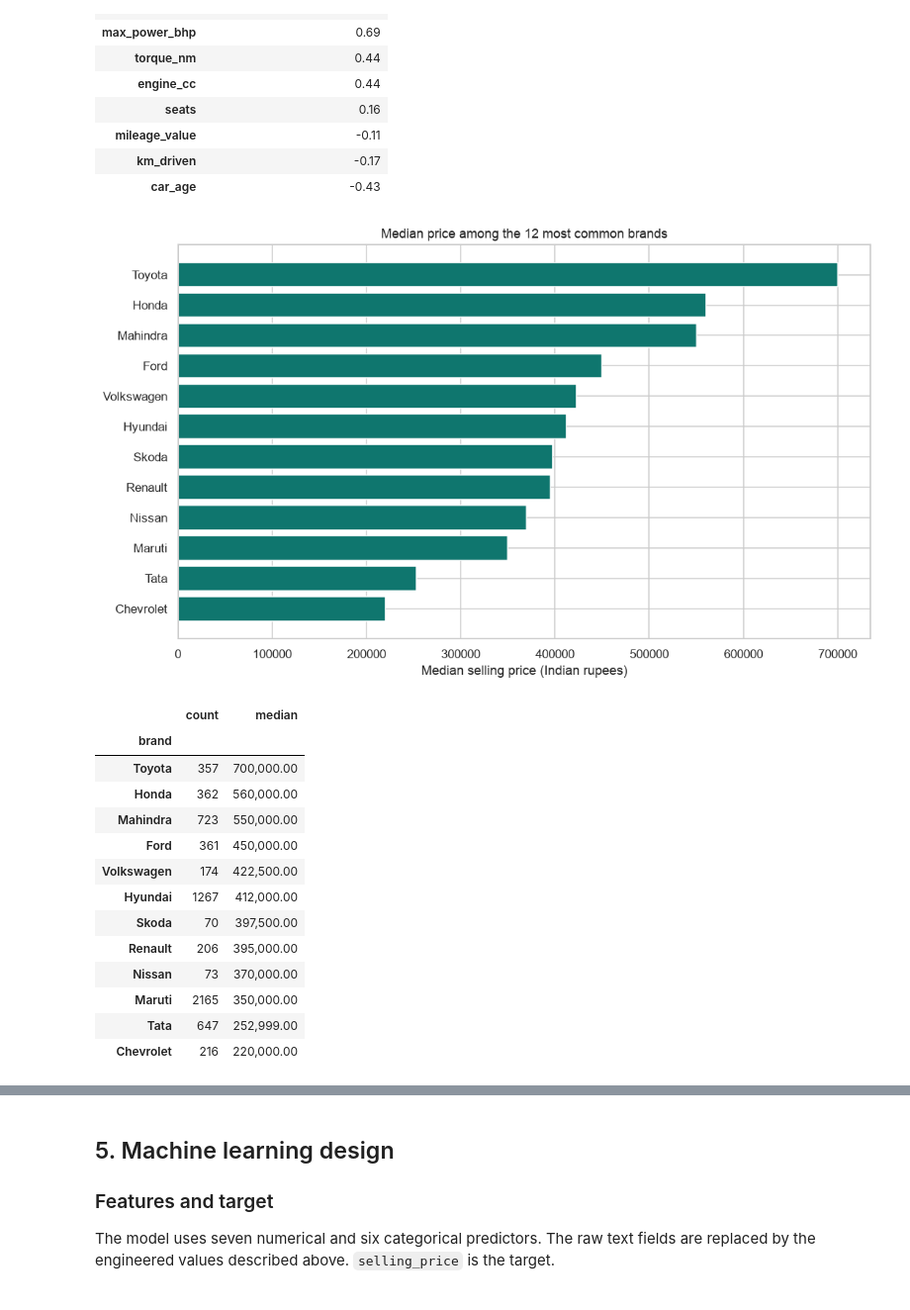
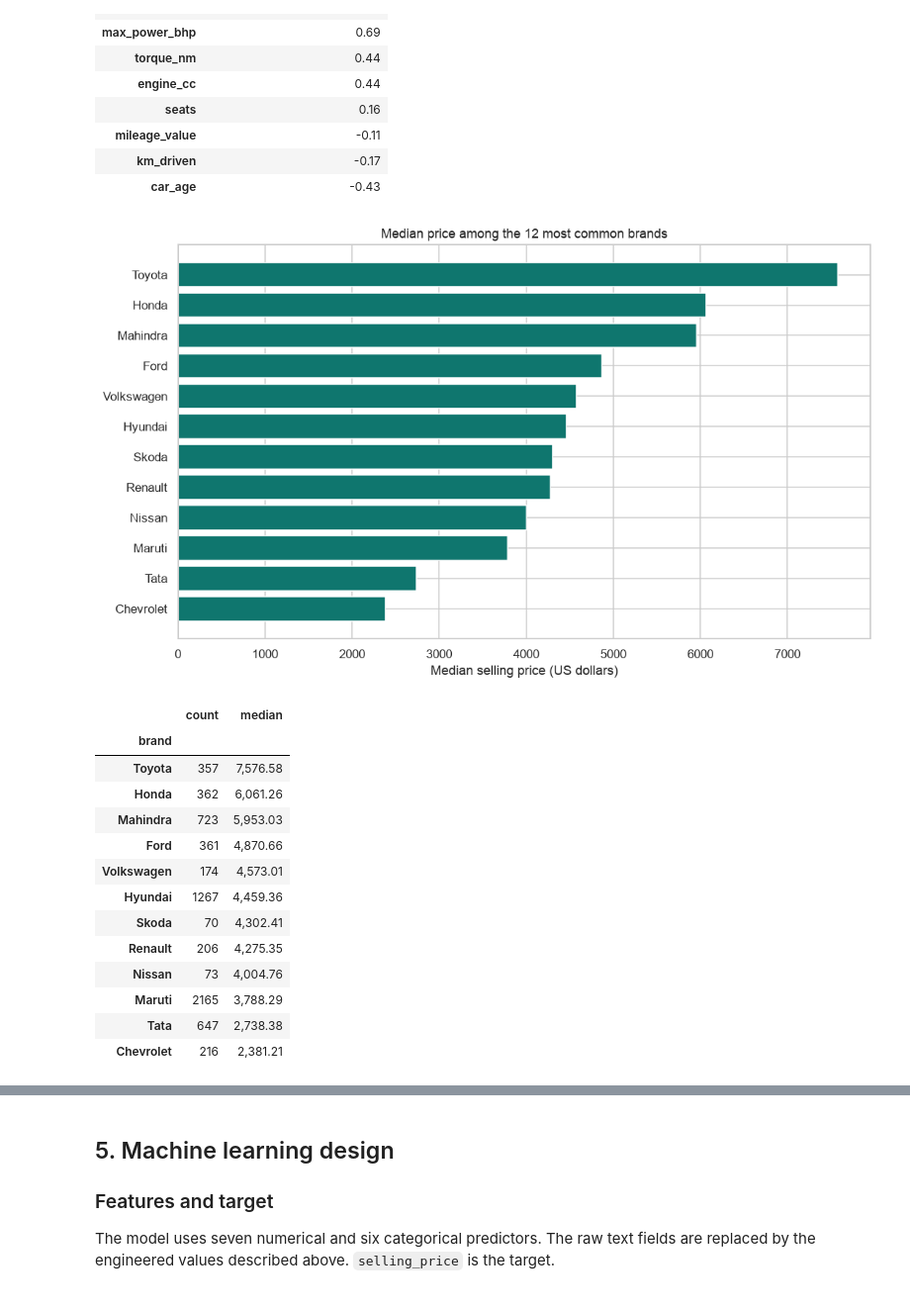
Before and after one commit to rh-soboh/used-car-price-prediction-portfolio, a Jupyter notebook: Shadrach_Oboh_Used_Car_Portfolio.ipynb, the cells around one changed output, grey strips where cells are left out. Shown at 99% size. Saved outputs shown, nothing was run; the diff lists cells and outputs as text; code cells hidden in the pictures.

```diff
--- a/Shadrach_Oboh_Used_Car_Portfolio.ipynb
+++ b/Shadrach_Oboh_Used_Car_Portfolio.ipynb
@@ -58,6 +58,7 @@ from sklearn.tree import DecisionTreeRegressor
 warnings.filterwarnings("ignore", category=FutureWarning)
 
 RANDOM_STATE = 42
+INR_PER_USD = 92.39  # Reference rate on 26 November 2026
 DATA_PATH = Path("Car details v3.csv")
 FIGURE_DIR = Path("figures")
 FIGURE_DIR.mkdir(exist_ok=True)
@@ -99,6 +105,9 @@ required_columns = {
 assert required_columns.issubset(raw_cars.columns), "The CSV does not have the expected columns."
 assert (raw_cars["selling_price"] > 0).all(), "Selling prices must be positive."
 
+# Convert the assumed original INR prices to USD in memory.
+raw_cars["selling_price"] = raw_cars["selling_price"] / INR_PER_USD
+
 print(f"Dataset shape: {raw_cars.shape[0]:,} rows × {raw_cars.shape[1]} columns")
 raw_cars.head()
 # %% [output]
@@ -457,38 +466,38 @@ display(correlation_with_price.to_frame("correlation_with_selling_price"))
 # %%
 most_common_brands = cars["brand"].value_counts().head(12).index
 brand_summary = (
     cars[cars["brand"].isin(most_common_brands)]
     .groupby("brand")["selling_price"]
     .agg(["count", "median"])
     .sort_values("median")
 )
 
 fig, ax = plt.subplots(figsize=(10, 6))
 ax.barh(brand_summary.index, brand_summary["median"], color="#0f766e")
 ax.set_title("Median price among the 12 most common brands")
-ax.set_xlabel("Median selling price (Indian rupees)")
+ax.set_xlabel("Median selling price (US dollars)")
 ax.ticklabel_format(style="plain", axis="x")
 fig.tight_layout()
 fig.savefig(FIGURE_DIR / "brand_median_prices.png", bbox_inches="tight")
 plt.show()
 
 display(brand_summary.sort_values("median", ascending=False))
 # %% [output]
-[figure, old version]
+[figure, new version]
 |  | count | median |
 | brand |  |  |
-| Toyota | 357 | 700,000.00 |
-| Honda | 362 | 560,000.00 |
-| Mahindra | 723 | 550,000.00 |
-| Ford | 361 | 450,000.00 |
-| Volkswagen | 174 | 422,500.00 |
-| Hyundai | 1267 | 412,000.00 |
-| Skoda | 70 | 397,500.00 |
-| Renault | 206 | 395,000.00 |
-| Nissan | 73 | 370,000.00 |
-| Maruti | 2165 | 350,000.00 |
-| Tata | 647 | 252,999.00 |
-| Chevrolet | 216 | 220,000.00 |
+| Toyota | 357 | 7,576.58 |
+| Honda | 362 | 6,061.26 |
+| Mahindra | 723 | 5,953.03 |
+| Ford | 361 | 4,870.66 |
+| Volkswagen | 174 | 4,573.01 |
+| Hyundai | 1267 | 4,459.36 |
+| Skoda | 70 | 4,302.41 |
+| Renault | 206 | 4,275.35 |
+| Nissan | 73 | 4,004.76 |
+| Maruti | 2165 | 3,788.29 |
+| Tata | 647 | 2,738.38 |
+| Chevrolet | 216 | 2,381.21 |
 # %%
 age_correlation = cars[["car_age", "selling_price"]].corr().iloc[0, 1]
 km_correlation = cars[["km_driven", "selling_price"]].corr().iloc[0, 1]
```
Also changed, not shown: parts of 26 cells of this notebook, 1 other file.
